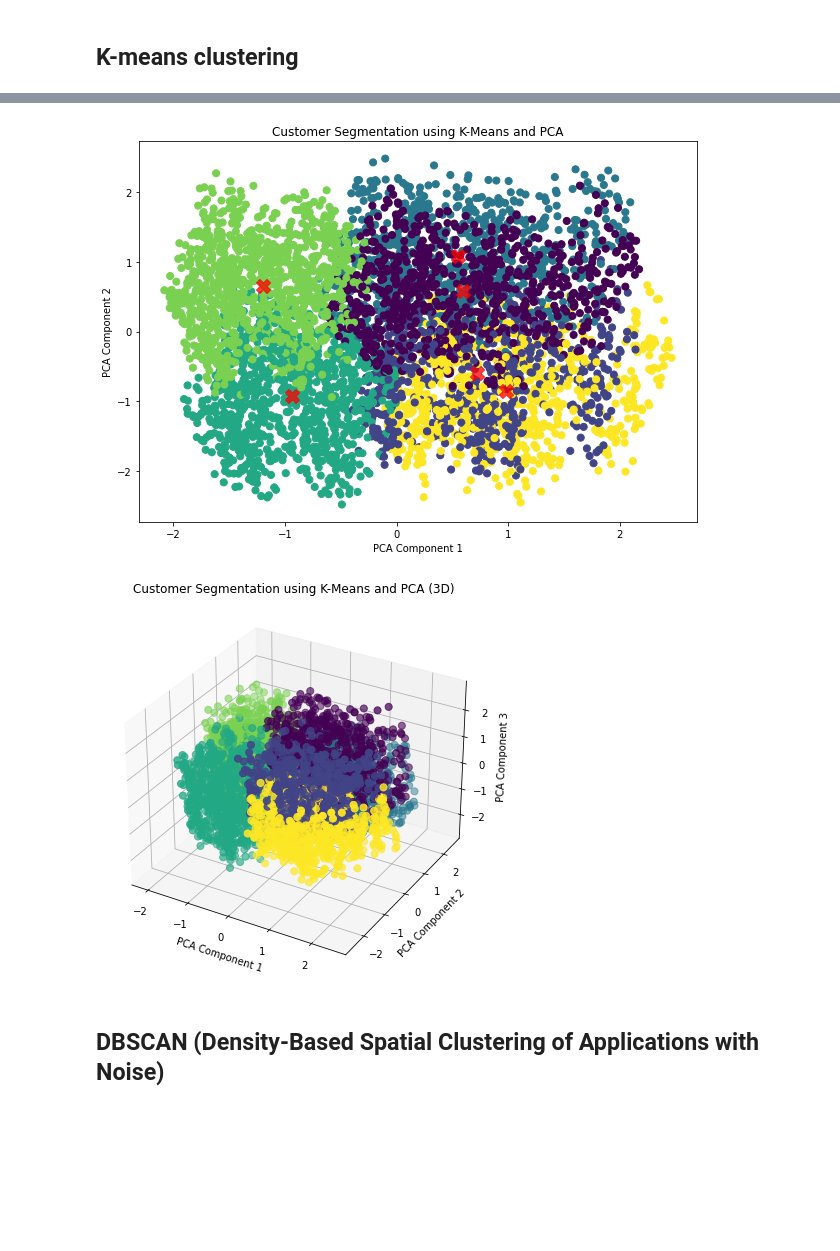
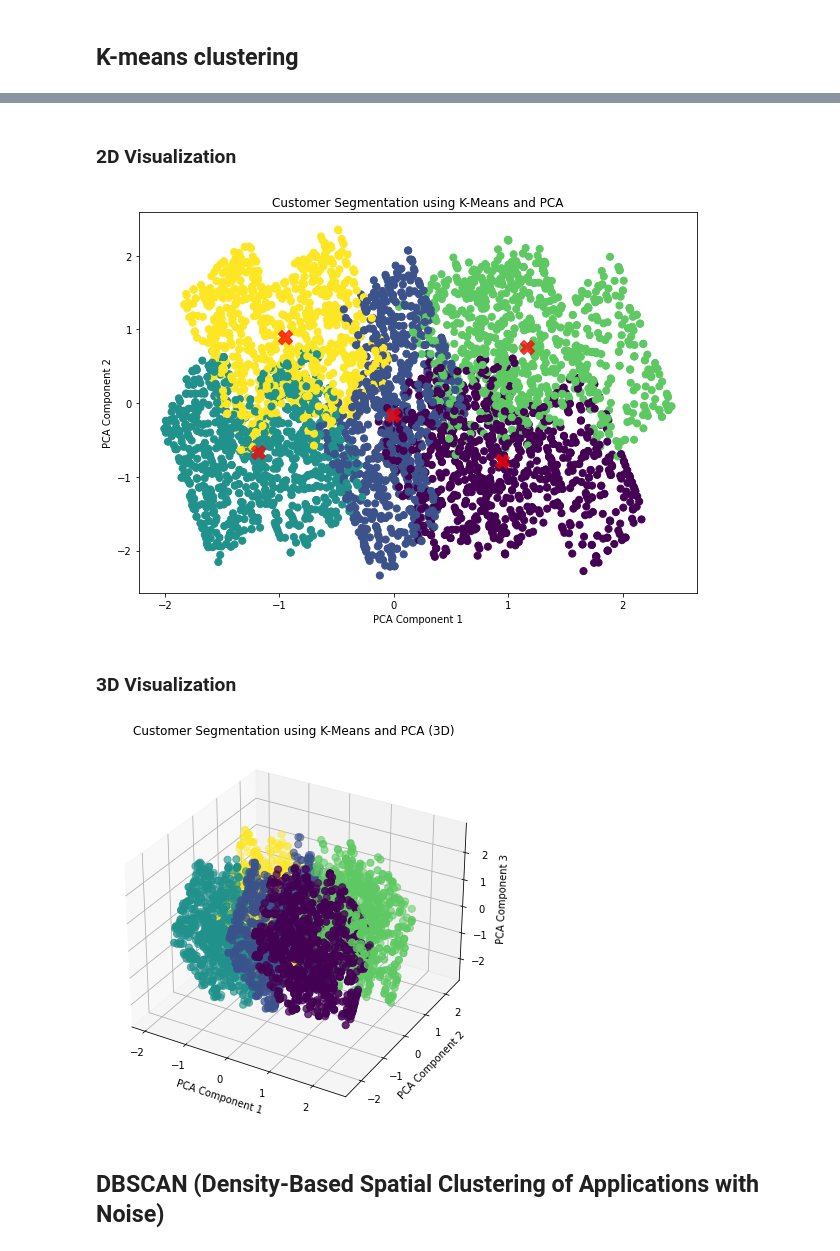
Before and after one commit to Mohammed-Mahmoud-Elsayed-Ahmed-MMES/Graduation-Project-Part-2-MLSC-Data-Science-Machine-Learning-Course, a Jupyter notebook: E-commerce Graduation Project part2 (Mohamed Mahmoud El-Sayed).ipynb, the cells around one changed output, grey strips where cells are left out. Saved outputs shown, nothing was run; the diff lists cells and outputs as text; code cells hidden in the pictures; blank space fills up the shorter version.

```diff
--- a/E-commerce Graduation Project part2 (Mohamed Mahmoud El-Sayed).ipynb
+++ b/E-commerce Graduation Project part2 (Mohamed Mahmoud El-Sayed).ipynb
@@ -312,7 +312,7 @@ sns.countplot(x='transaction_status', data=df_only_numbers)
 [figure]
 # %%
 # Select relevant features for segmentation
-X = df_only_numbers[['gender_id', 'city_id', 'customer_id', 'transaction_id', 'branch_id', 'merchant_id']]
+X = df_only_numbers[['gender_id', 'city_id', 'customer_id', 'branch_id', 'merchant_id']]
 # %%
 from sklearn.preprocessing import StandardScaler
 
@@ -406,36 +412,40 @@ Coupon Status Distribution for Cluster 5:
 Name: transaction_status, dtype: float64
+# %% [markdown]
+### 2D Visualization
 # %%
 from sklearn.decomposition import PCA
 
 # Fit K-Means model with the optimal number of clusters
-optimal_k = 6
+optimal_k = 5
 kmeans_final = KMeans(n_clusters=optimal_k, random_state=42)
 clusters = kmeans_final.fit_predict(X)
 
 # Apply PCA for 2D visualization
 pca = PCA(n_components=2)
 pca_result = pca.fit_transform(X)  # Use the scaled X
 
 # Visualize the clusters
 plt.figure(figsize=(10, 7))
 plt.scatter(pca_result[:, 0], pca_result[:, 1], c=clusters, cmap='viridis', s=50)
 
 # Mark the cluster centroids
 centroids = pca.transform(kmeans_final.cluster_centers_)
 plt.scatter(centroids[:, 0], centroids[:, 1], c='red', s=200, alpha=0.75, marker='X')
 
 # Titles and labels
 plt.title('Customer Segmentation using K-Means and PCA')
 plt.xlabel('PCA Component 1')
 plt.ylabel('PCA Component 2')
 plt.show()
 # %% [output]
-[figure, old version]
+[figure, new version]
+# %% [markdown]
+### 3D Visualization
 # %%
 from mpl_toolkits.mplot3d import Axes3D
 
 # Fit K-Means model with the optimal number of clusters
-optimal_k = 6
+optimal_k = 5
 kmeans_final = KMeans(n_clusters=optimal_k, random_state=42)
 clusters = kmeans_final.fit_predict(X)
 
@@ -461,6 +471,6 @@ ax.set_zlabel('PCA Component 3')
 # Show plot
 plt.show()
 # %% [output]
-[figure, old version]
+[figure, new version]
 # %% [markdown]
 ## DBSCAN (Density-Based Spatial Clustering of Applications with Noise)
```
Also changed, not shown: parts of 27 cells of this notebook.
